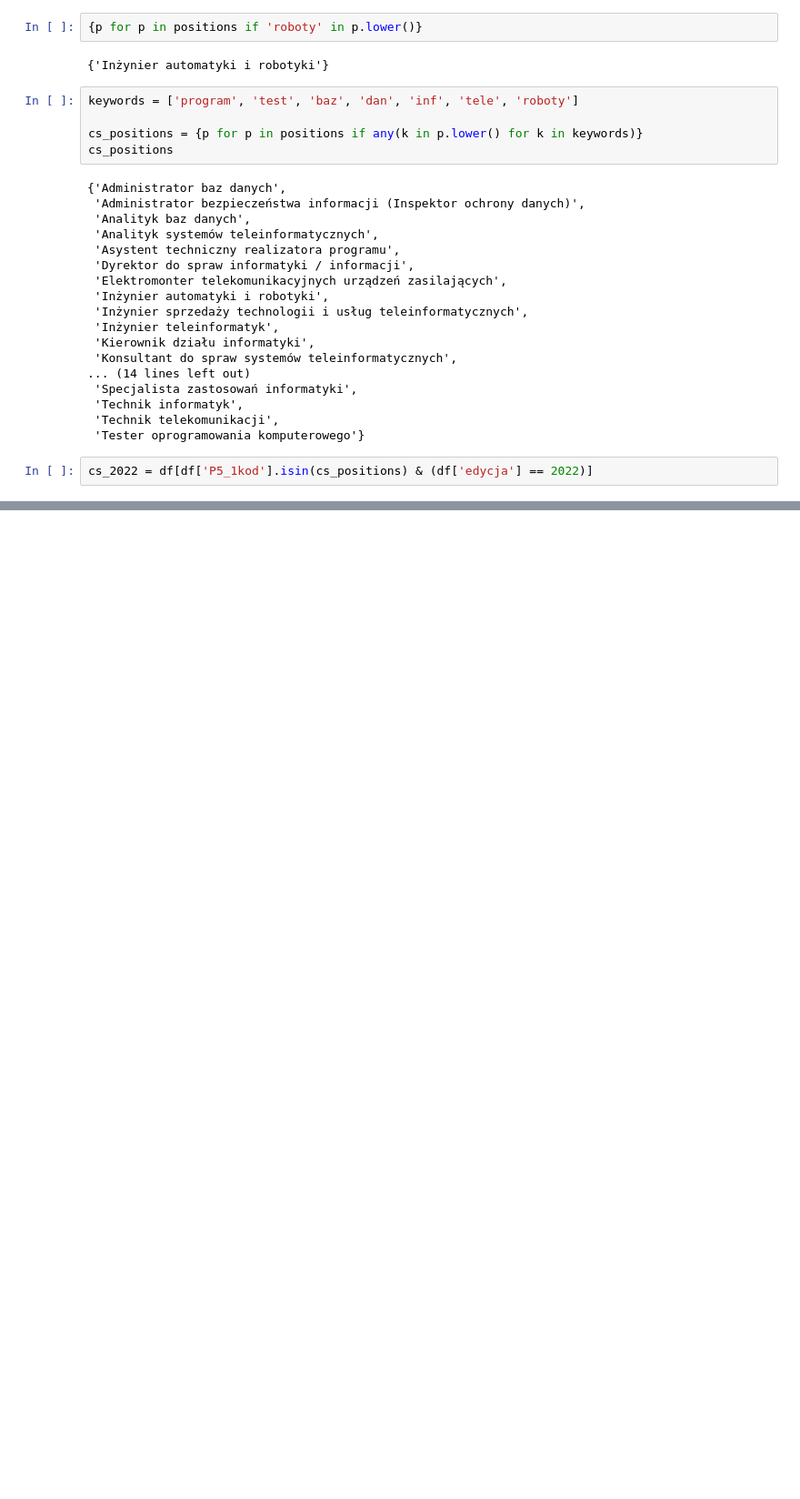
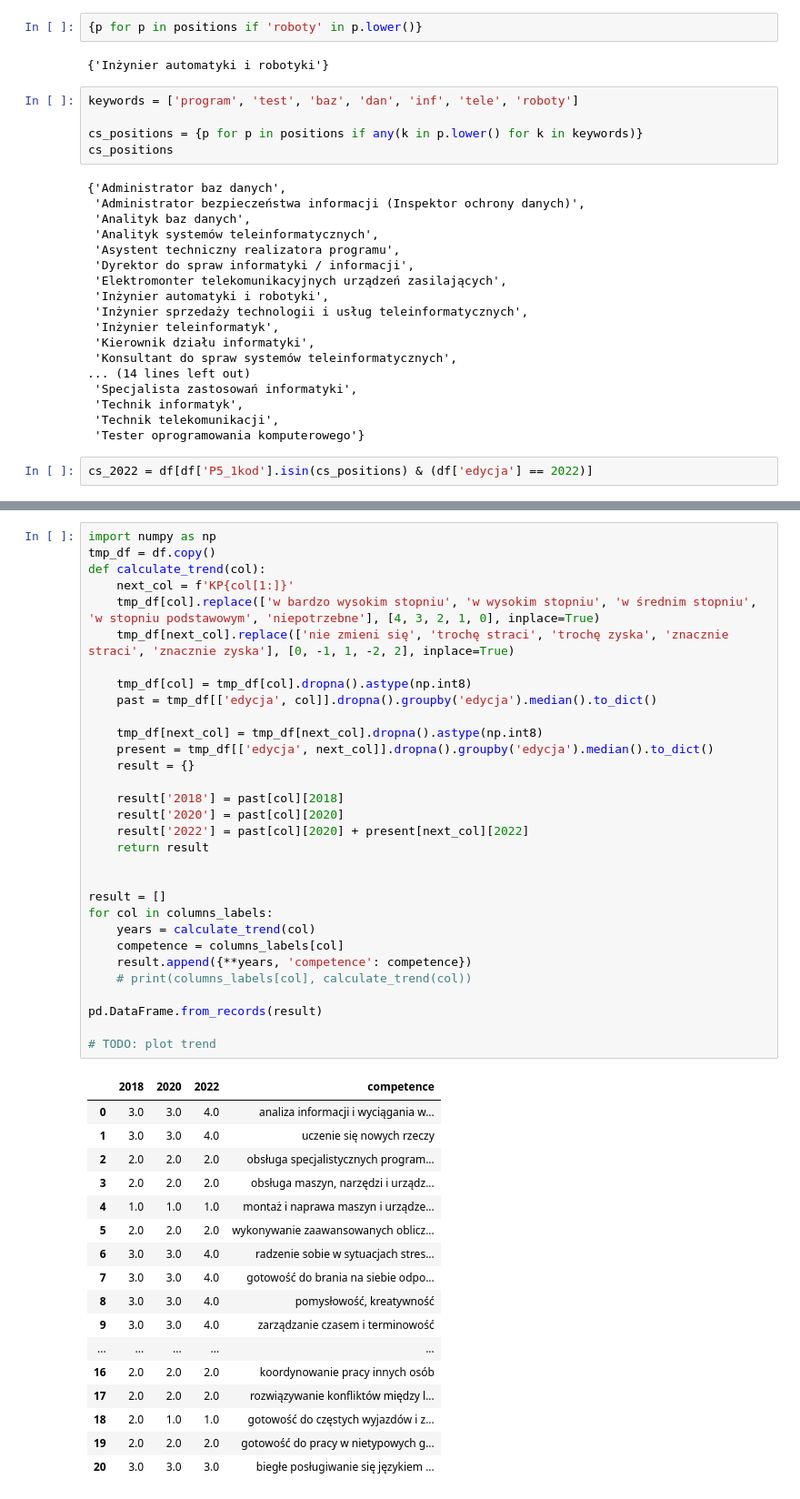
Before and after one commit to Qwebeck/bkl, a Jupyter notebook: exploratory.ipynb, the cells around one changed output, grey strips where cells are left out. Shown: that part at 91% size. Saved outputs shown, nothing was run; the diff lists cells and outputs as text; blank space fills up the shorter version.

```diff
--- a/exploratory.ipynb
+++ b/exploratory.ipynb
@@ -289,2 +273,51 @@ Categories (5, object): ['niepotrzebne', 'w bardzo wysokim stopniu', 'w stopniu
+# %%
+import numpy as np
+tmp_df = df.copy()
+def calculate_trend(col):
+    next_col = f'KP{col[1:]}'
+    tmp_df[col].replace(['w bardzo wysokim stopniu', 'w wysokim stopniu', 'w średnim stopniu', 'w stopniu podstawowym', 'niepotrzebne'], [4, 3, 2, 1, 0], inplace=True)
+    tmp_df[next_col].replace(['nie zmieni się', 'trochę straci', 'trochę zyska', 'znacznie straci', 'znacznie zyska'], [0, -1, 1, -2, 2], inplace=True)
+
+    tmp_df[col] = tmp_df[col].dropna().astype(np.int8)
+    past = tmp_df[['edycja', col]].dropna().groupby('edycja').median().to_dict()
+
+    tmp_df[next_col] = tmp_df[next_col].dropna().astype(np.int8)
+    present = tmp_df[['edycja', next_col]].dropna().groupby('edycja').median().to_dict()
+    result = {}
+
+    result['2018'] = past[col][2018]
+    result['2020'] = past[col][2020]
+    result['2022'] = past[col][2020] + present[next_col][2022]
+    return result
+
+
+result = []
+for col in columns_labels:
+    years = calculate_trend(col)
+    competence = columns_labels[col]
+    result.append({**years, 'competence': competence})
+    # print(columns_labels[col], calculate_trend(col))
+
+pd.DataFrame.from_records(result)
+
+# TODO: plot trend
+# %% [output]
+|  | 2018 | 2020 | 2022 | competence |
+| 0 | 3.0 | 3.0 | 4.0 | analiza informacji i wyciągania w... |
+| 1 | 3.0 | 3.0 | 4.0 | uczenie się nowych rzeczy |
+| 2 | 2.0 | 2.0 | 2.0 | obsługa specjalistycznych program... |
+| 3 | 2.0 | 2.0 | 2.0 | obsługa maszyn, narzędzi i urządz... |
+| 4 | 1.0 | 1.0 | 1.0 | montaż i naprawa maszyn i urządze... |
+| 5 | 2.0 | 2.0 | 2.0 | wykonywanie zaawansowanych oblicz... |
+| 6 | 3.0 | 3.0 | 4.0 | radzenie sobie w sytuacjach stres... |
+| 7 | 3.0 | 3.0 | 4.0 | gotowość do brania na siebie odpo... |
+| 8 | 3.0 | 3.0 | 4.0 | pomysłowość, kreatywność |
+| 9 | 3.0 | 3.0 | 4.0 | zarządzanie czasem i terminowość |
+| ... | ... | ... | ... | ... |
+| 16 | 2.0 | 2.0 | 2.0 | koordynowanie pracy innych osób |
+| 17 | 2.0 | 2.0 | 2.0 | rozwiązywanie konfliktów między l... |
+| 18 | 2.0 | 1.0 | 1.0 | gotowość do częstych wyjazdów i z... |
+| 19 | 2.0 | 2.0 | 2.0 | gotowość do pracy w nietypowych g... |
+| 20 | 3.0 | 3.0 | 3.0 | biegłe posługiwanie się językiem ... |
 # %%
 df['KP1']
```
Also changed, not shown: parts of 12 cells of this notebook.
